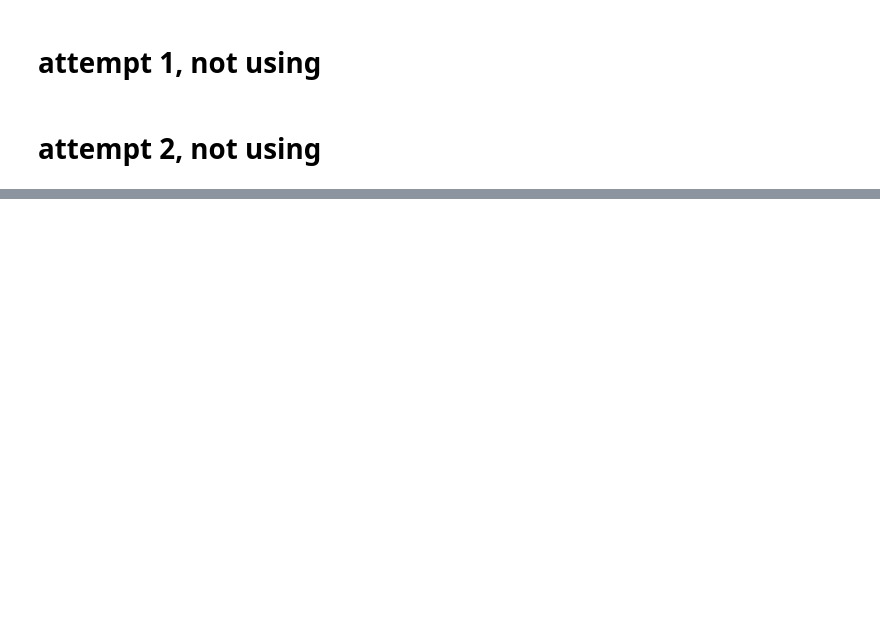
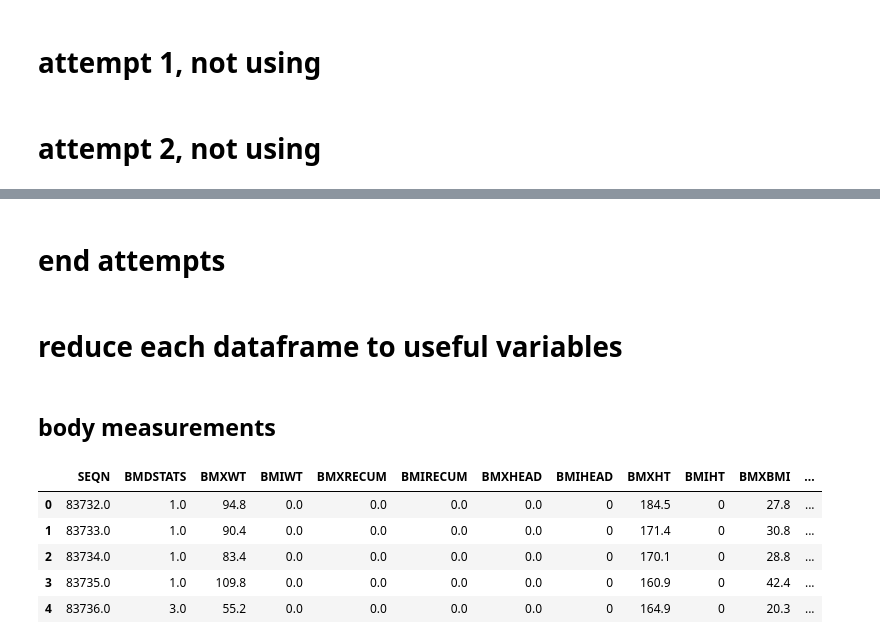
Before and after one commit to kathieking/Thinkful, a Jupyter notebook: check42_initial_read_concat.ipynb, the cells around one changed output, grey strips where cells are left out. Cells and saved outputs as stored; diff of their text form; code cells hidden in the pictures; blank space fills up the shorter version.

```diff
--- a/check42_initial_read_concat.ipynb
+++ b/check42_initial_read_concat.ipynb
@@ -110,0 +39,2 @@ file_names
+# %%
+body_measures_df = pd.read_csv(r'C:\\Users\\katec\\Thinkful\\data_collections\\NHANES_data\\2015_2016_data\\body_measures_15_16.csv')
@@ -308,0 +228,15 @@ df_alb_cr.drop(['URDUMALC', 'URDUCRLC', 'URXUMA', 'URXCRS'], axis=1)
+# %% [markdown]
+# end attempts
+# %% [markdown]
+# reduce each dataframe to useful variables
+# %% [markdown]
+## body measurements
+# %%
+body_measures_df.head()
+# %% [output]
+|  | SEQN | BMDSTATS | BMXWT | BMIWT | BMXRECUM | BMIRECUM | BMXHEAD | BMIHEAD | BMXHT | BMIHT | BMXBMI | ... |
+| 0 | 83732.0 | 1.0 | 94.8 | 0.0 | 0.0 | 0.0 | 0.0 | 0 | 184.5 | 0 | 27.8 | ... |
+| 1 | 83733.0 | 1.0 | 90.4 | 0.0 | 0.0 | 0.0 | 0.0 | 0 | 171.4 | 0 | 30.8 | ... |
+| 2 | 83734.0 | 1.0 | 83.4 | 0.0 | 0.0 | 0.0 | 0.0 | 0 | 170.1 | 0 | 28.8 | ... |
+| 3 | 83735.0 | 1.0 | 109.8 | 0.0 | 0.0 | 0.0 | 0.0 | 0 | 160.9 | 0 | 42.4 | ... |
+| 4 | 83736.0 | 3.0 | 55.2 | 0.0 | 0.0 | 0.0 | 0.0 | 0 | 164.9 | 0 | 20.3 | ... |
```
Also changed, not shown: parts of 227 cells of this notebook.
